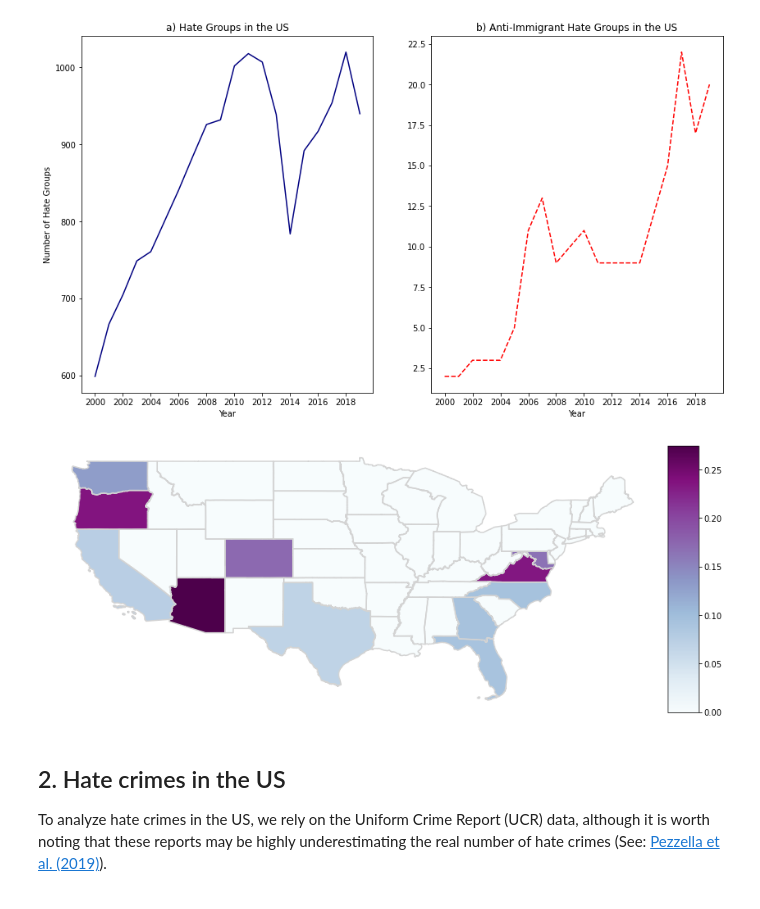
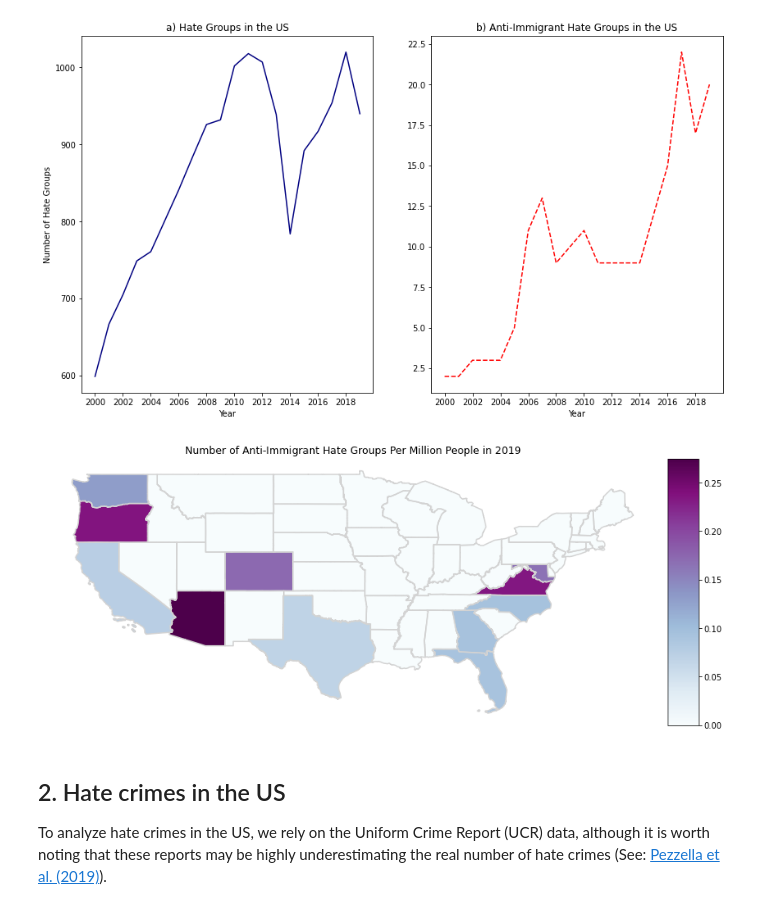
Before and after one commit to jramtos/hate_groups, a Jupyter notebook: analysis_hate_data.ipynb, the cells around one changed output. Saved outputs shown, nothing was run; the diff lists cells and outputs as text; code cells hidden in the pictures.

```diff
--- a/analysis_hate_data.ipynb
+++ b/analysis_hate_data.ipynb
@@ -123,17 +123,18 @@ counts_g = counts_g.merge(pop[pop.Year==2019][['State', 'population']], on=['Sta
 counts_g['count_norm']= counts_g['count']*1000000/counts_g['population']
 # %%
 c_lim = counts_g[counts_g.apply(lambda x: True if x['State']
-                        not in ['District of Columbia','Alaska', 'Hawaii'] else False, axis=1)]
+                        not in ['District of Columbia','Alaska', 'Hawaii'] else False,
+                                axis=1)]
 fig, ax = plt.subplots(figsize=(15,6))
-#plt.title('Number of Anti-Immigrant Hate Groups Per Million People in 2019', size=12.5)
+plt.title('Number of Anti-Immigrant Hate Groups Per Million People in 2019', size=12.5)
 divider = make_axes_locatable(ax)
 cax = divider.append_axes("right", size="5%", pad=0.1)
 c_lim.plot(column='count_norm',cmap='BuPu',legend=True,ax=ax, cax=cax)
 c_lim.boundary.plot(color='lightgrey',ax =ax)
 ax.axis('off')
 plt.show()
 # %% [output]
-[figure, old version]
+[figure, new version]
 # %% [markdown]
 ## 2. Hate crimes in the US
 To analyze hate crimes in the US, we rely on the Uniform Crime Report (UCR) data, although it is worth noting that these reports may be highly underestimating the real number of hate crimes (See: [Pezzella et al. (2019)](https://doi.org/10.1177%2F0002764218823844)).
```
Also changed, not shown: parts of 22 cells of this notebook, 2 other files.
